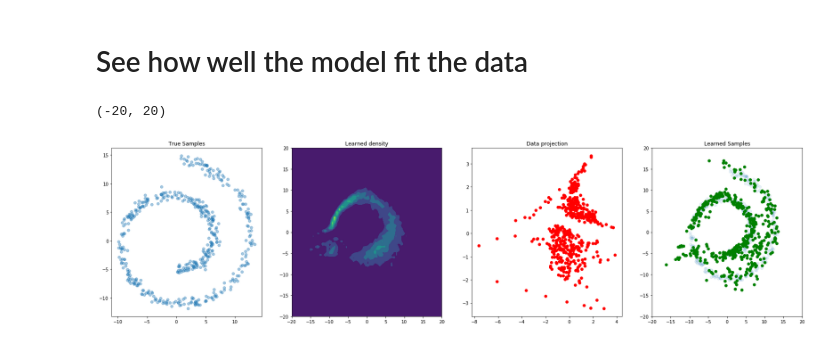
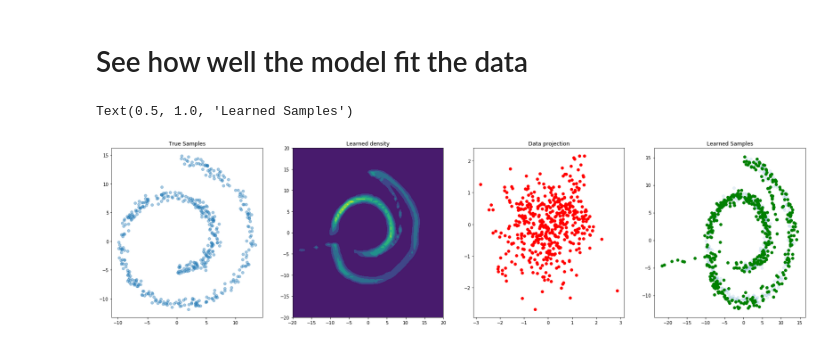
Before and after one commit to Information-Fusion-Lab-Umass/NuX, a Jupyter notebook: Toy Example.ipynb, the cells around one changed output. Saved outputs shown, nothing was run; the diff lists cells and outputs as text; code cells hidden in the pictures.

```diff
--- a/Toy Example.ipynb
+++ b/Toy Example.ipynb
@@ -125,7 +101,7 @@ opt_state = opt_init(params)
 # %% [markdown]
 # Next, we'll train the model
 # %%
-batch_size = 16
+batch_size = 64
 
 losses = []
 pbar = tnrange(20000)
@@ -174,24 +150,24 @@ _, f_eps, _ = inverse(params, state, np.zeros((500,)), eps, (), test=TEST, key=k
 # %%
 fig, (ax1, ax2, ax3, ax4) = plt.subplots(1, 4)
 fig.set_size_inches(28, 7)
 
 ax1.scatter(x[:500,0], x[:500,1], alpha=0.4)
 ax1.set_title('True Samples')
 
 ax2.contourf(X, Y, Z, cmap='viridis')
 ax2.set_title('Learned density')
 
 ax3.scatter(z[:,0], z[:,1], color='red')
 ax3.set_title('Data projection')
 
 ax4.scatter(x[:500,0], x[:500,1], alpha=0.1)
 ax4.scatter(f_eps[:,0], f_eps[:,1], color='green')
 ax4.set_title('Learned Samples')
-ax4.set_xlim(-20, 20)
-ax4.set_ylim(-20, 20)
+# ax4.set_xlim(-20, 20)
+# ax4.set_ylim(-20, 20)
 # %% [output]
-(-20, 20)
+Text(0.5, 1.0, 'Learned Samples')
-[figure, old version]
+[figure, new version]
 # %%
 def posterior_sample(key, x, n_importance_samples=8, std=0.3):
     _, z, _ = forward(params, state, np.zeros_like(x), x, (), test=TEST, key=key, std=std, n_importance_samples=n_importance_samples)
```
Also changed, not shown: parts of 5 cells of this notebook, 3 other files.
